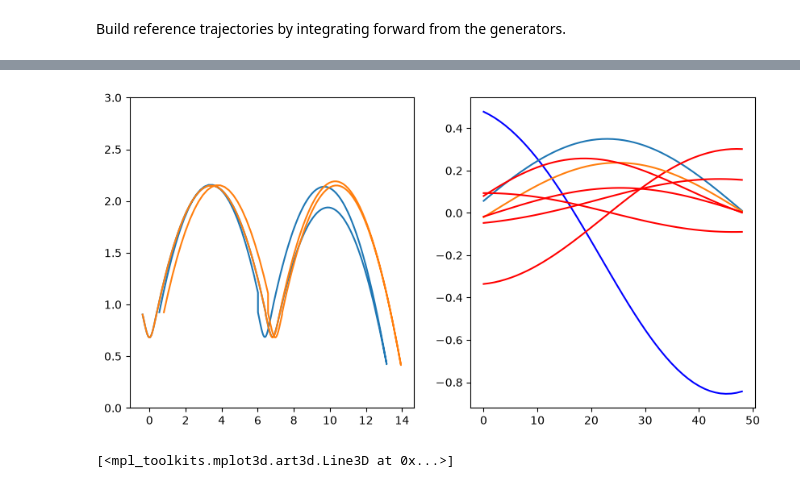
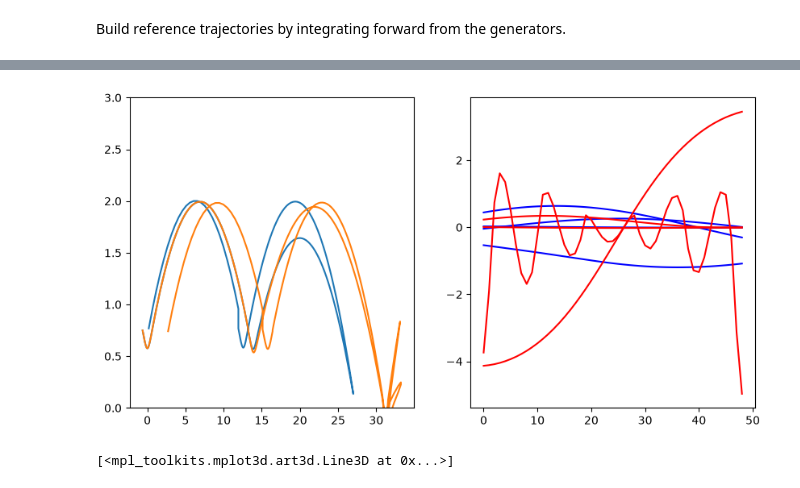
Before and after one commit to GLembrez/NMM-hopper, a Jupyter notebook: controller.ipynb, the cells around one changed output, grey strips where cells are left out. Saved outputs shown, nothing was run; the diff lists cells and outputs as text; code cells hidden in the pictures.

```diff
--- a/controller.ipynb
+++ b/controller.ipynb
@@ -42,6 +42,7 @@ def getLUT(NMM):
     NMM_sampled = NMM[10:-10:skip,:]
     E_grid = NMM_sampled[:,-1]
     values = NMM_sampled.ravel(order="C")
+    plt.plot(E_grid)
     LUT = cs.interpolant('LUT', 'bspline',[E_grid],values)
     return LUT,E_grid[0],E_grid[-1]
 
@@ -91,7 +94,7 @@ LUT_BW_TO_FW,Emin_BW_TO_FW,Emax_BW_TO_FW = getLUT(BW_TO_FW)
 # %% [markdown]
 Chose the desired energy level and build the solvers.
 # %%
-E_star = 4
+E_star = 10
 Emin, Emax = E_star - 0.5, E_star + 0.5
 
 S_rev_2s = Solver(50,K,W,max(Emin,Emin_BW_TO_FW),min(Emax_BW_TO_FW,Emax),LUT_BW_TO_FW,True)
@@ -349,37 +374,37 @@ plt.subplot(1,2,2)
 # for uf in sol_step1["flight_control"]:
 #     plt.plot(uf,color='blue')
 
 plt.plot(sol_rev_1s["stance_control"],color='blue')
-plt.plot(sol_rev_1s["flight_control"])
+plt.plot(sol_rev_1s["flight_control"],color='blue')
 
-plt.plot(sol_bac_1s["stance_control"],color='red')
-plt.plot(sol_bac_1s["flight_control"])
+plt.plot(sol_bac_1s["stance_control"],color='blue')
+plt.plot(sol_bac_1s["flight_control"],color='blue')
 for us in sol_baseline["stance_control"]:
     plt.plot(us,color='red')
 for uf in sol_baseline["flight_control"]:
     plt.plot(uf,color='red')
 
 plt.subplot(1,2,1)
 plt.ylim(0,3)
 plt.plot(traj[0,:],traj[1,:])
 plt.plot(traj_baseline[0,:],traj_baseline[1,:])
 # for traj_baseline in sol_baseline['flight']:
 #     plt.plot(traj_baseline[0,:],traj_baseline[1,:])
 # for traj_baseline in sol_baseline['stance']:
 #     plt.plot(traj_baseline[0,:],traj_baseline[1,:])
 # plt.plot(sol_rev_1s["stance"][0,:],sol_rev_1s["stance"][1,:])
 # plt.plot(sol_rev_1s["flight"][0,:],sol_rev_1s["flight"][1,:])
 # plt.plot(sol_bac_1s["stance"][0,:],sol_bac_1s["stance"][1,:])
 # plt.plot(sol_bac_1s["flight"][0,:],sol_bac_1s["flight"][1,:])
 # plt.plot(passive_traj[0,:].T,passive_traj[1,:].T)
 # plt.plot(xs_init[0,:],xs_init[1,:])
 # plt.plot(xf_init[0,:],xf_init[1,:])
 # plt.plot(fw_to_bw[0,:],fw_to_bw[1,:])
 # plt.plot(bw[0,:],bw[1,:])
 
 plt.show()
 # %% [output]
-[figure, old version]
+[figure, new version]
 # %%
 E_grid = np.linspace(Emin_FW_TO_BW,Emax_FW_TO_BW,1000).reshape((-1,))
 BW_TO_FWi = np.zeros((1000,11))
```
Also changed, not shown: parts of 11 cells of this notebook, 12 other files.
